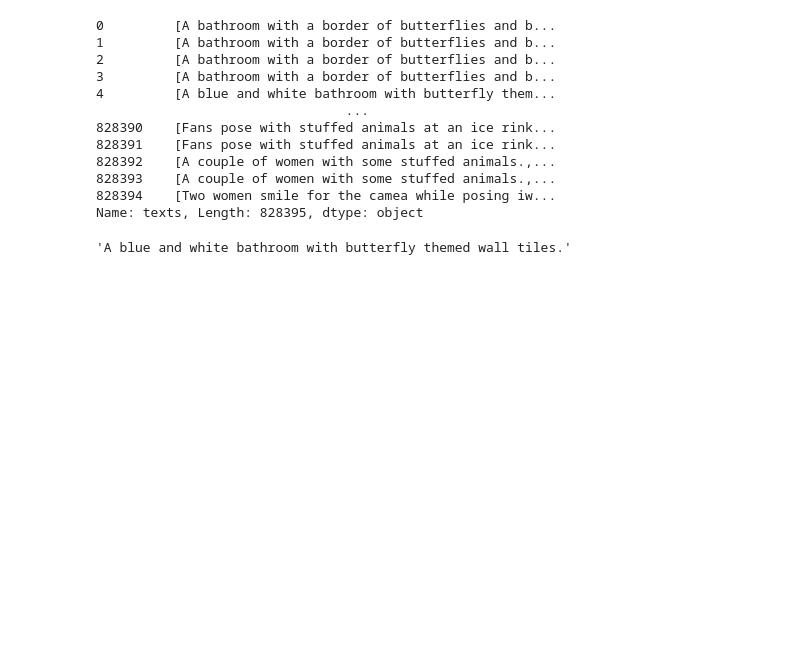
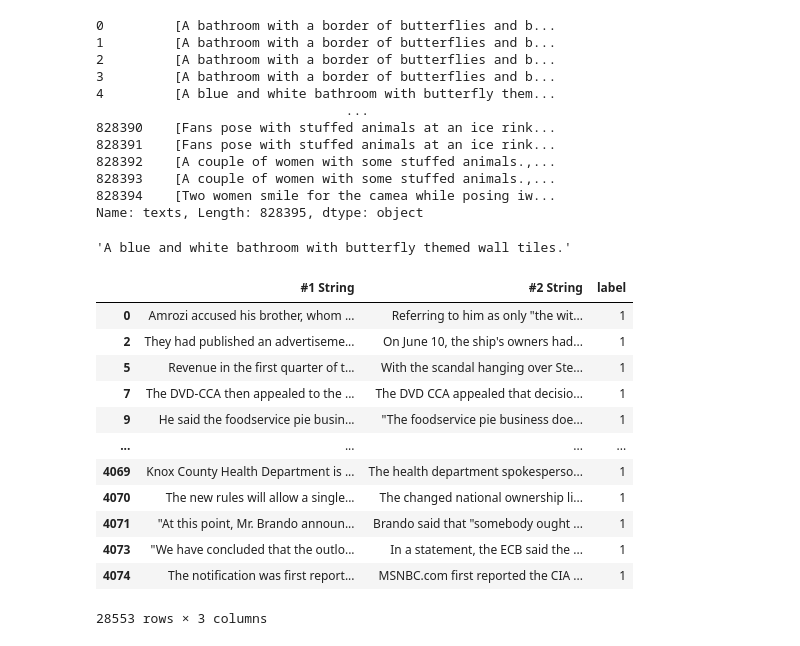
Before and after one commit to Peterpham2401/AI_Capstone_Fall2023, a Jupyter notebook: phupdh_testing_data.ipynb, the cells around one changed output. Drawn from its saved outputs; the diff is of its cells as text; code cells hidden in the pictures; blank space fills up the shorter version.

```diff
--- a/phupdh_testing_data.ipynb
+++ b/phupdh_testing_data.ipynb
@@ -109,3 +158,20 @@ Name: texts, Length: 828395, dtype: object
 df_coco["texts"][0][1]
 # %% [output]
 'A blue and white bathroom with butterfly themed wall tiles.'
+# %%
+df_train = pd.read_parquet("dataset/train_set/train_quality_dataset.parquet")
+df_train
+# %% [output]
+|  | #1 String | #2 String | label |
+| 0 | Amrozi accused his brother, whom ... | Referring to him as only "the wit... | 1 |
+| 2 | They had published an advertiseme... | On June 10, the ship's owners had... | 1 |
+| 5 | Revenue in the first quarter of t... | With the scandal hanging over Ste... | 1 |
+| 7 | The DVD-CCA then appealed to the ... | The DVD CCA appealed that decisio... | 1 |
+| 9 | He said the foodservice pie busin... | "The foodservice pie business doe... | 1 |
+| ... | ... | ... | ... |
+| 4069 | Knox County Health Department is ... | The health department spokesperso... | 1 |
+| 4070 | The new rules will allow a single... | The changed national ownership li... | 1 |
+| 4071 | "At this point, Mr. Brando announ... | Brando said that "somebody ought ... | 1 |
+| 4073 | "We have concluded that the outlo... | In a statement, the ECB said the ... | 1 |
+| 4074 | The notification was first report... | MSNBC.com first reported the CIA ... | 1 |
+28553 rows × 3 columns
```
Also changed, not shown: parts of 11 cells of this notebook, 4 other files.
